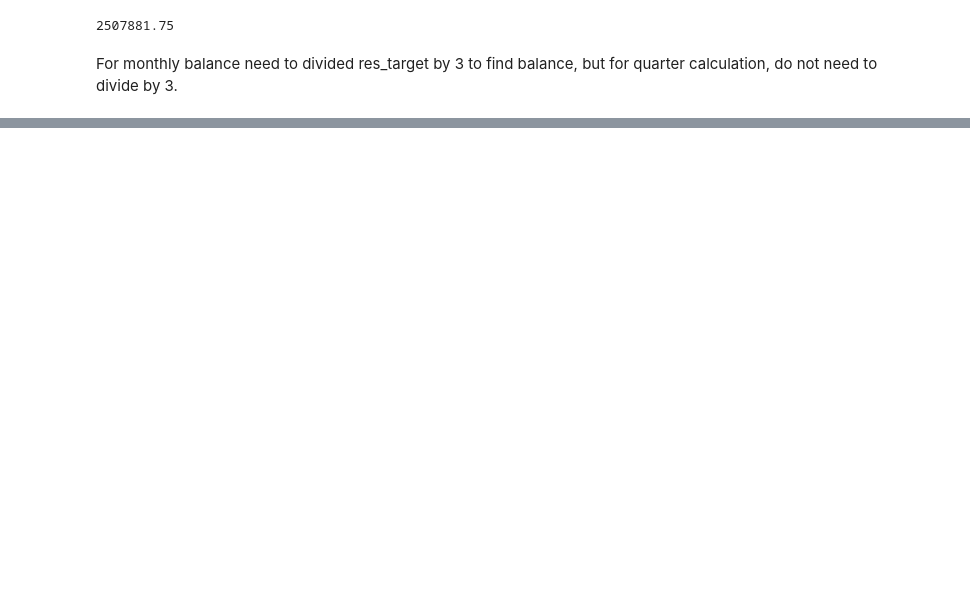
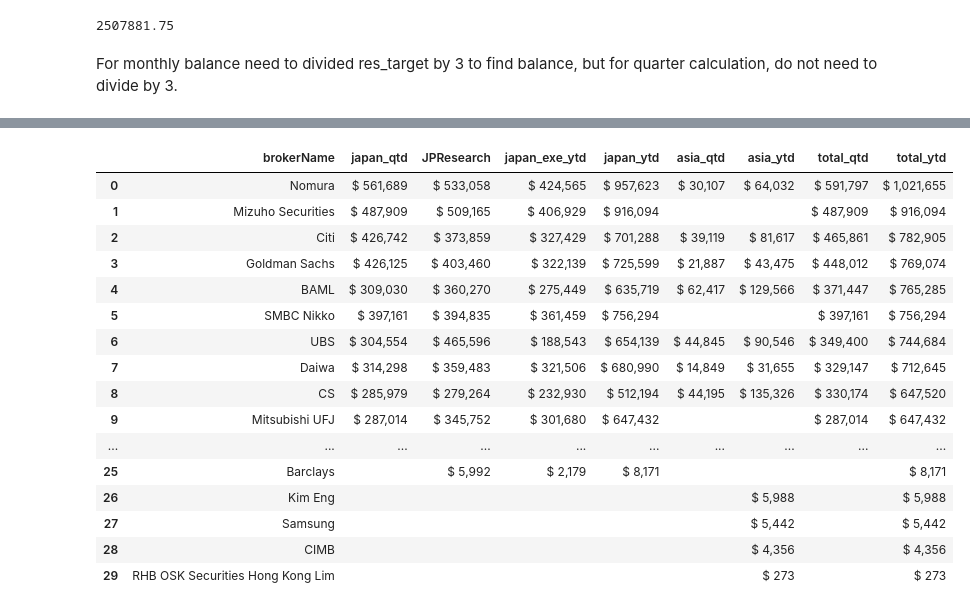
Before and after one commit to vico/web_monitor, a Jupyter notebook: notebooks/Commission.ipynb, the cells around one changed output, grey strips where cells are left out. Cells and saved outputs as stored; diff of their text form; code cells hidden in the pictures; blank space fills up the shorter version.

```diff
--- a/notebooks/Commission.ipynb
+++ b/notebooks/Commission.ipynb
@@ -578,0 +654,26 @@ Soft MS: 20,333
+# %%
+def format_all_2f(df):
+    t = df.copy()
+    t = t.applymap(lambda x: '$ {:12,.0f}'.format(x) if x != 0 and type(x) != str else (x if type(x) == str else ''))
+    return t
+# %%
+def get_csa_payment(year, quarter):
+    csa_cum_payment = pd.read_sql("""
+        SELECT a.name AS brokerName,
+            IF(a.region="Japan", IF(b.currency_code="JPY", SUM(b.amount) / c.finalFXRate, SUM(b.amount)), 0) AS JPResearch,
+            IF(a.region="NonJapan", IF(b.currency_code="JPY", SUM(b.amount) / c.finalFXRate, SUM(b.amount)), 0) AS asiaResearch
+        FROM brokers a
+        INNER JOIN csa_payment b ON a.id=b.broker_id
+          LEFT JOIN (
+            SELECT DISTINCT (TRUNCATE((MONTH(a.processDate) - 1) / 3, 0) + 1) AS quarter, a.finalFXRate
+        FROM t05PortfolioReportEvent a
+        WHERE YEAR(a.processDate)={} AND a.dataType="SUB_RED"
+          AND MONTH(a.processDate) IN (3,6,9,12)
+        ORDER BY a.processDate DESC
+            ) c ON b.quarter = CONCAT("Q", c.quarter)
+        WHERE b.year={} AND b.quarter <= "Q{}"
+        GROUP BY a.name;
+        """.format(year, year, quarter), con, index_col="brokerName")
+    return csa_cum_payment
+# %%
+csa_cum_payment = get_csa_payment(date.year, prev_quarter)
@@ -579 +720,38 @@ Soft MS: 20,333
+# %%
+(ytd_trades
+ .groupby('brokerName')
+ .sum()[['JPResearch', 'JPDis', 'JPExec', 'asiaDeal', 'asiaResearch', 'asiaExecution', 'HCSwaps']]
+ .append(csa_cum_payment)
+ .fillna(0)
+ .assign(japan_exe_ytd = lambda df: df['JPExec'] + df['JPDis'])
+ .assign(japan_ytd = lambda df: df['JPResearch'] + df['JPExec'] + df['JPDis'])
+ .assign(asia_ytd = lambda df: df['asiaResearch'] + df['asiaExecution'] + df['asiaDeal'])  # + csa difference
+ .assign(total_ytd = lambda df: df['japan_ytd'] + df['asia_ytd'])
+ .merge(qtd_sum, how='left', left_index=True, right_index=True)
+ .assign(total_qtd = lambda df: df['japan_qtd'] + df['asia_qtd'])
+ .drop('Soft', axis=0)
+ .fillna(0)
+ .sort_values('total_ytd', ascending=False)
+ .reset_index()
+ .pipe(format_all_2f)
+ [['brokerName', 'japan_qtd', 'JPResearch', 'japan_exe_ytd', 'japan_ytd', 'asia_qtd', 'asia_ytd', 'total_qtd', 'total_ytd']]
+)
+# %% [output]
+|  | brokerName | japan_qtd | JPResearch | japan_exe_ytd | japan_ytd | asia_qtd | asia_ytd | total_qtd | total_ytd |
+| 0 | Nomura | $ 561,689 | $ 533,058 | $ 424,565 | $ 957,623 | $ 30,107 | $ 64,032 | $ 591,797 | $ 1,021,655 |
+| 1 | Mizuho Securities | $ 487,909 | $ 509,165 | $ 406,929 | $ 916,094 |  |  | $ 487,909 | $ 916,094 |
+| 2 | Citi | $ 426,742 | $ 373,859 | $ 327,429 | $ 701,288 | $ 39,119 | $ 81,617 | $ 465,861 | $ 782,905 |
+| 3 | Goldman Sachs | $ 426,125 | $ 403,460 | $ 322,139 | $ 725,599 | $ 21,887 | $ 43,475 | $ 448,012 | $ 769,074 |
+| 4 | BAML | $ 309,030 | $ 360,270 | $ 275,449 | $ 635,719 | $ 62,417 | $ 129,566 | $ 371,447 | $ 765,285 |
+| 5 | SMBC Nikko | $ 397,161 | $ 394,835 | $ 361,459 | $ 756,294 |  |  | $ 397,161 | $ 756,294 |
+| 6 | UBS | $ 304,554 | $ 465,596 | $ 188,543 | $ 654,139 | $ 44,845 | $ 90,546 | $ 349,400 | $ 744,684 |
+| 7 | Daiwa | $ 314,298 | $ 359,483 | $ 321,506 | $ 680,990 | $ 14,849 | $ 31,655 | $ 329,147 | $ 712,645 |
+| 8 | CS | $ 285,979 | $ 279,264 | $ 232,930 | $ 512,194 | $ 44,195 | $ 135,326 | $ 330,174 | $ 647,520 |
+| 9 | Mitsubishi UFJ | $ 287,014 | $ 345,752 | $ 301,680 | $ 647,432 |  |  | $ 287,014 | $ 647,432 |
+| ... | ... | ... | ... | ... | ... | ... | ... | ... | ... |
+| 25 | Barclays |  | $ 5,992 | $ 2,179 | $ 8,171 |  |  |  | $ 8,171 |
+| 26 | Kim Eng |  |  |  |  |  | $ 5,988 |  | $ 5,988 |
+| 27 | Samsung |  |  |  |  |  | $ 5,442 |  | $ 5,442 |
+| 28 | CIMB |  |  |  |  |  | $ 4,356 |  | $ 4,356 |
+| 29 | RHB OSK Securities Hong Kong Lim |  |  |  |  |  | $ 273 |  | $ 273 |
 # %%
```
Also changed, not shown: parts of 61 cells of this notebook, 2 other files.
